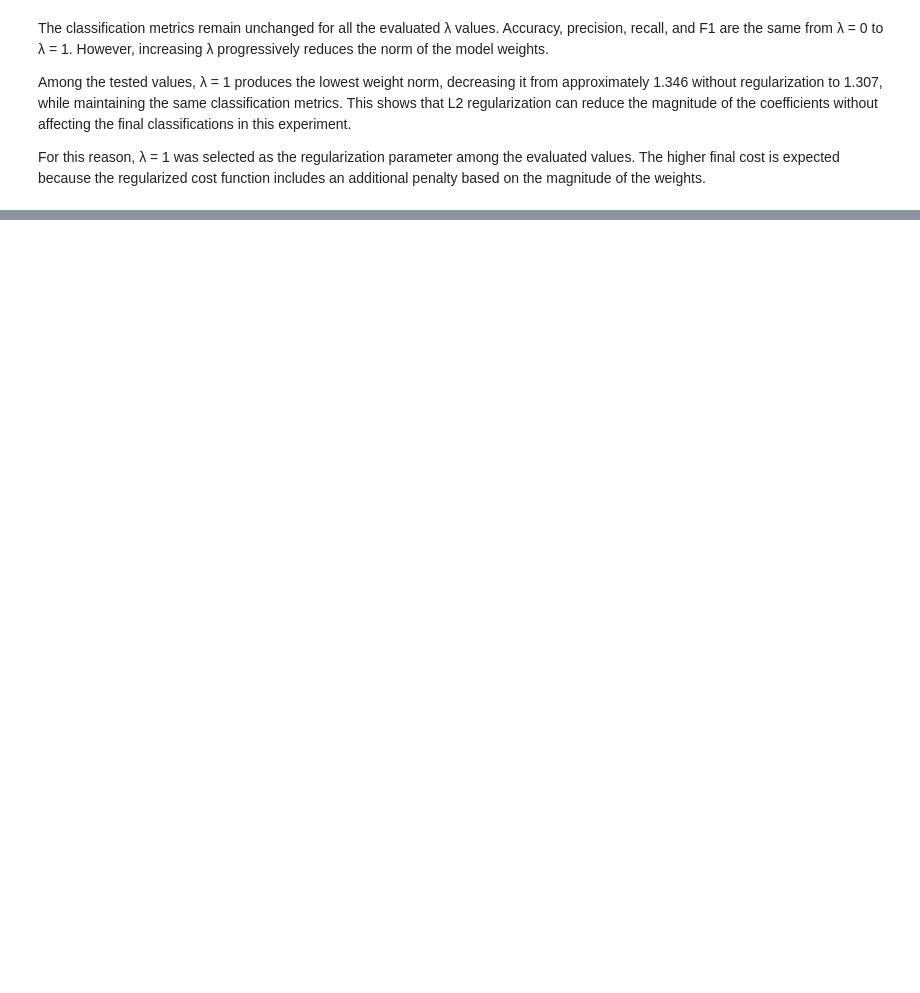
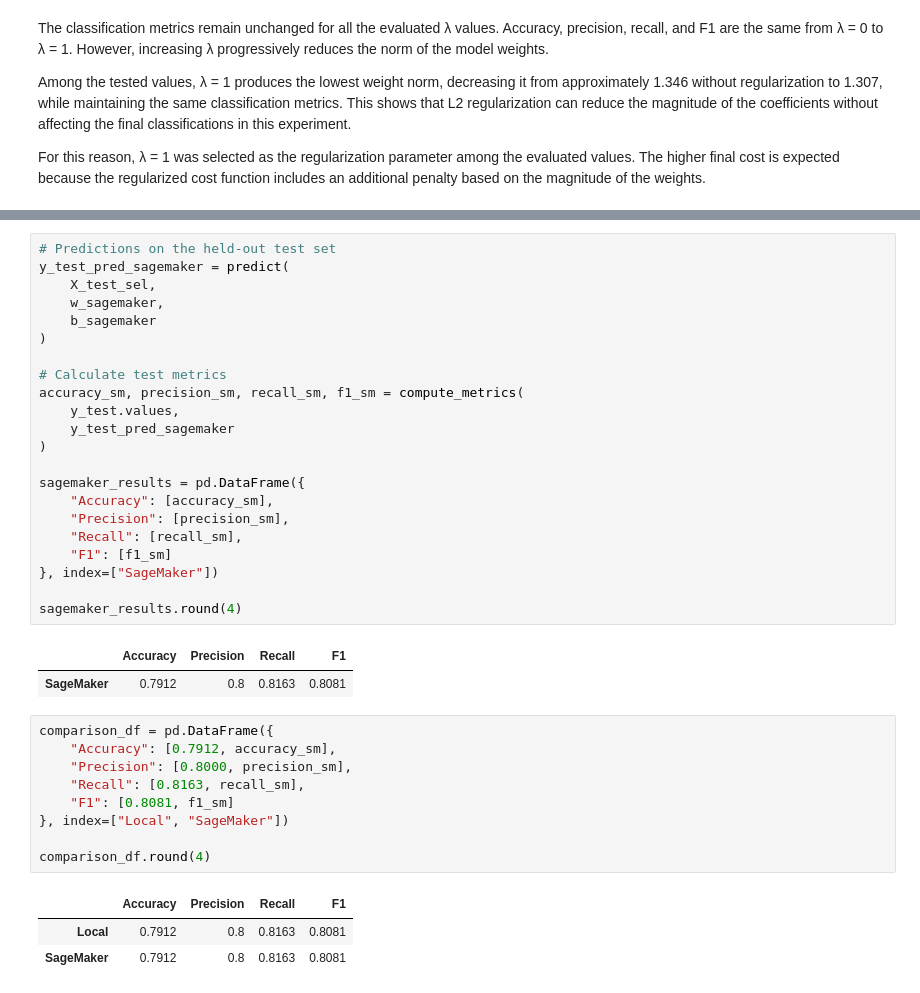
Before and after one commit to Valentina-33/Heart-Disease-Risk-Prediction, a Jupyter notebook: heart_disease_lr_analysis.ipynb, the cells around one changed output, grey strips where cells are left out. Saved outputs shown, nothing was run; the diff lists cells and outputs as text; blank space fills up the shorter version.

```diff
--- a/heart_disease_lr_analysis.ipynb
+++ b/heart_disease_lr_analysis.ipynb
@@ -771,0 +804,38 @@ for f1, f2 in feature_pairs:
+# %%
+# Predictions on the held-out test set
+y_test_pred_sagemaker = predict(
+    X_test_sel,
+    w_sagemaker,
+    b_sagemaker
+)
+
+# Calculate test metrics
+accuracy_sm, precision_sm, recall_sm, f1_sm = compute_metrics(
+    y_test.values,
+    y_test_pred_sagemaker
+)
+
+sagemaker_results = pd.DataFrame({
+    "Accuracy": [accuracy_sm],
+    "Precision": [precision_sm],
+    "Recall": [recall_sm],
+    "F1": [f1_sm]
+}, index=["SageMaker"])
+
+sagemaker_results.round(4)
+# %% [output]
+|  | Accuracy | Precision | Recall | F1 |
+| SageMaker | 0.7912 | 0.8 | 0.8163 | 0.8081 |
+# %%
+comparison_df = pd.DataFrame({
+    "Accuracy": [0.7912, accuracy_sm],
+    "Precision": [0.8000, precision_sm],
+    "Recall": [0.8163, recall_sm],
+    "F1": [0.8081, f1_sm]
+}, index=["Local", "SageMaker"])
+
+comparison_df.round(4)
+# %% [output]
+|  | Accuracy | Precision | Recall | F1 |
+| Local | 0.7912 | 0.8 | 0.8163 | 0.8081 |
+| SageMaker | 0.7912 | 0.8 | 0.8163 | 0.8081 |
```
Also changed, not shown: parts of 15 cells of this notebook.
